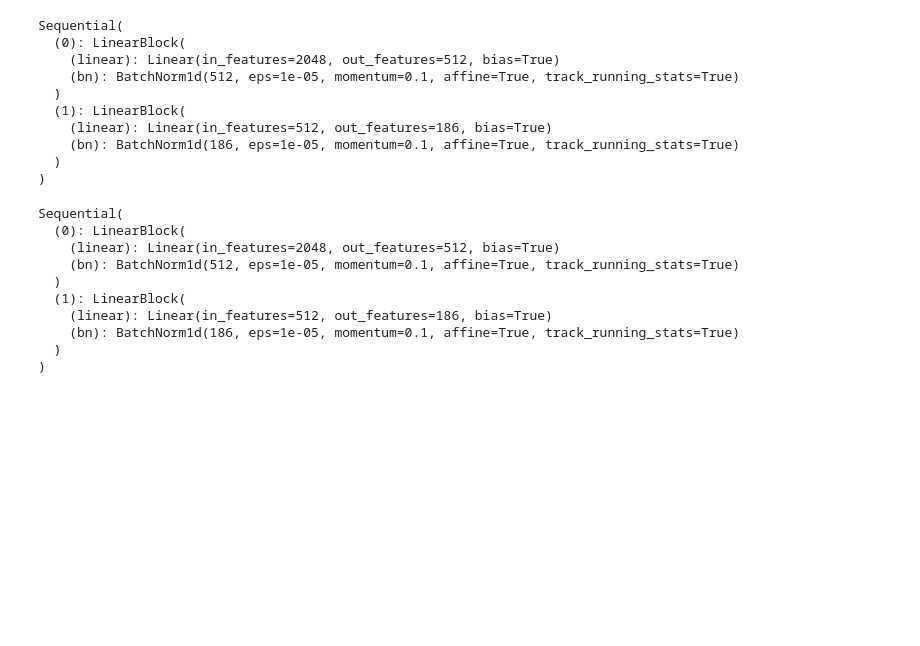
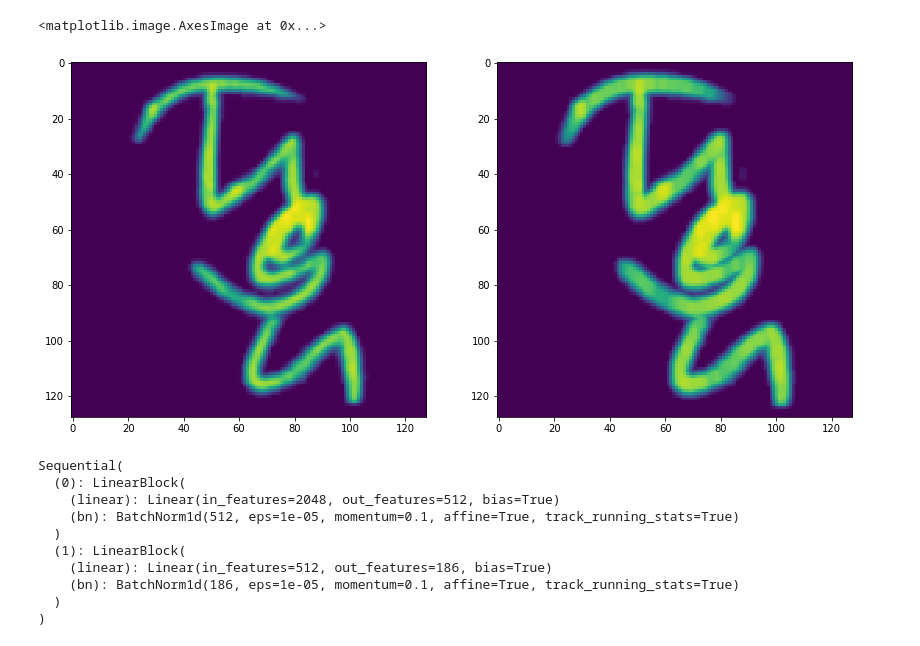
Before and after one commit to yuan1202/bengaliai, a Jupyter notebook: code/testing.ipynb, the cells around one changed output. Drawn from its saved outputs; the diff is of its cells as text; code cells hidden in the pictures; blank space fills up the shorter version.

```diff
--- a/code/testing.ipynb
+++ b/code/testing.ipynb
@@ -23,0 +36,11 @@ from model_utils import *
+# %%
+trn_imgs = bp.unpack_ndarray_from_file('../features/train_images_size128_pad0.bloscpack')
+# see preprocess notebook, it's shown that the train.csv data sequence is the same and can just load like this.
+trn_lbls = pd.read_csv('../input/train.csv').iloc[:, 1:4].values
+# %%
+ndcs = iter(np.arange(trn_imgs.shape[0]))
+# %%
+ndx = next(ndcs)
+print(ndx)
+img = trn_imgs[ndx]
+plt.imshow(img)
@@ -23,0 +71,2 @@ from model_utils import *
+# %%
+kernel = np.ones((random.randint(2, 3), random.randint(2, 3)), np.uint8)
@@ -24,18 +76,17 @@ from model_utils import *
+# %%
+img = trn_imgs[ndx]
+# img_aug = cv2.erode(img, kernel, iterations=1)
+img_aug = cv2.dilate(img, kernel, iterations=1)
+# img_cln = cv2.adaptiveThreshold(img, 255, cv2.ADAPTIVE_THRESH_MEAN_C, cv2.THRESH_BINARY, 11, 2)
+# img_aug = augs(image=img)
+_, ax = plt.subplots(1, 2, figsize=(14, 7))
+ax[0].imshow(img)
+ax[1].imshow(img_aug)
+# %% [output]
+<matplotlib.image.AxesImage at 0x...>
+[figure, added]
 # %%
 predictor = PretrainedCNN(out_dim=168+11+7)
 base_model = BengaliClassifier(predictor)
 # %%
 a = list(predictor.children())
-# %%
-a[2]
-# %% [output]
-Sequential(
-  (0): LinearBlock(
-    (linear): Linear(in_features=2048, out_features=512, bias=True)
-    (bn): BatchNorm1d(512, eps=1e-05, momentum=0.1, affine=True, track_running_stats=True)
-  )
-  (1): LinearBlock(
-    (linear): Linear(in_features=512, out_features=186, bias=True)
-    (bn): BatchNorm1d(186, eps=1e-05, momentum=0.1, affine=True, track_running_stats=True)
-  )
-)
```
Also changed, not shown: parts of 10 cells of this notebook, 15 other files.
